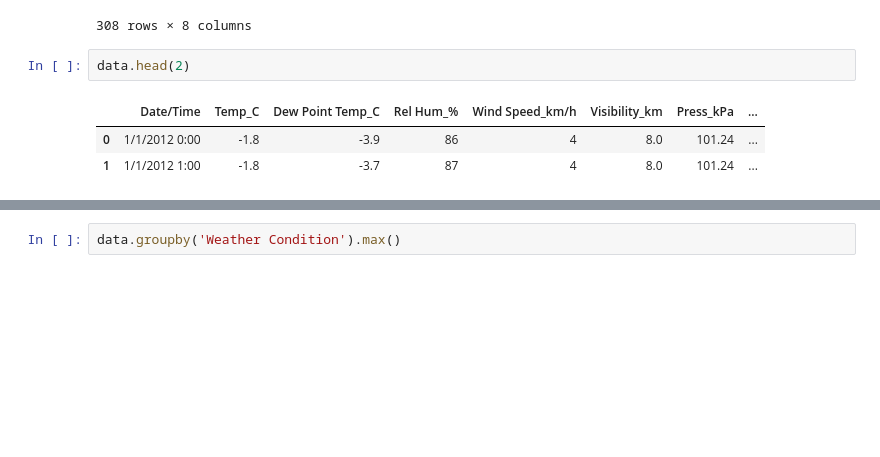
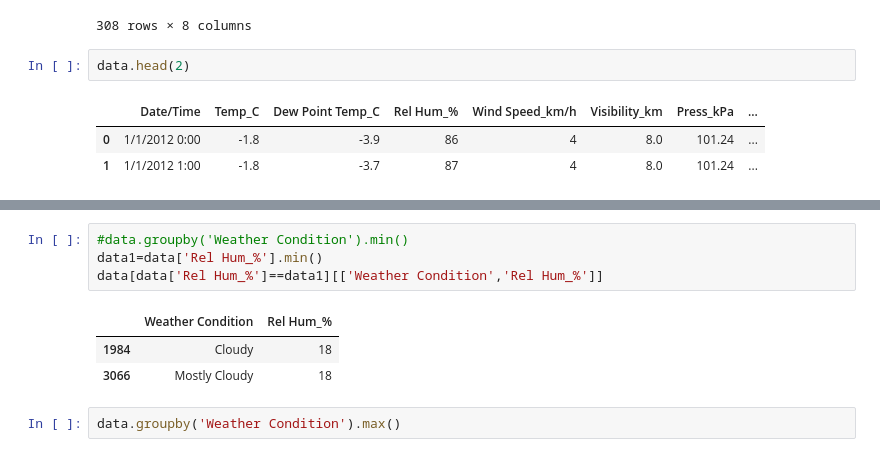
Before and after one commit to Palakg24/Practice, a Jupyter notebook: Project-1.ipynb, the cells around one changed output, grey strips where cells are left out. Drawn from its saved outputs; the diff is of its cells as text; blank space fills up the shorter version.

```diff
--- a/Project-1.ipynb
+++ b/Project-1.ipynb
@@ -366,3 +353,11 @@ data.groupby('Weather Condition').min()
+# %%
+#data.groupby('Weather Condition').min()
+data1=data['Rel Hum_%'].min()
+data[data['Rel Hum_%']==data1][['Weather Condition','Rel Hum_%']]
+# %% [output]
+|  | Weather Condition | Rel Hum_% |
+| 1984 | Cloudy | 18 |
+| 3066 | Mostly Cloudy | 18 |
 # %%
 data.groupby('Weather Condition').max()
 # %% [output]
```
Also changed, not shown: parts of 4 cells of this notebook.
